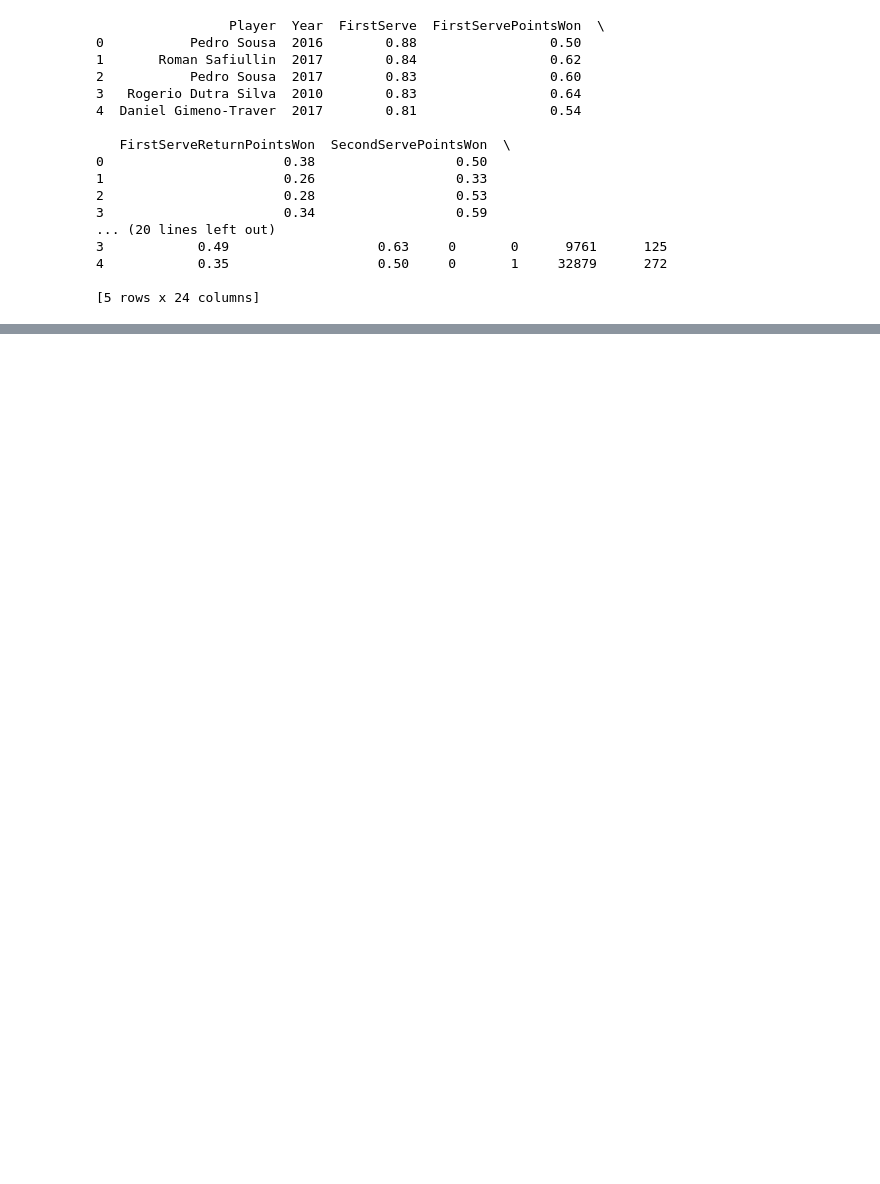
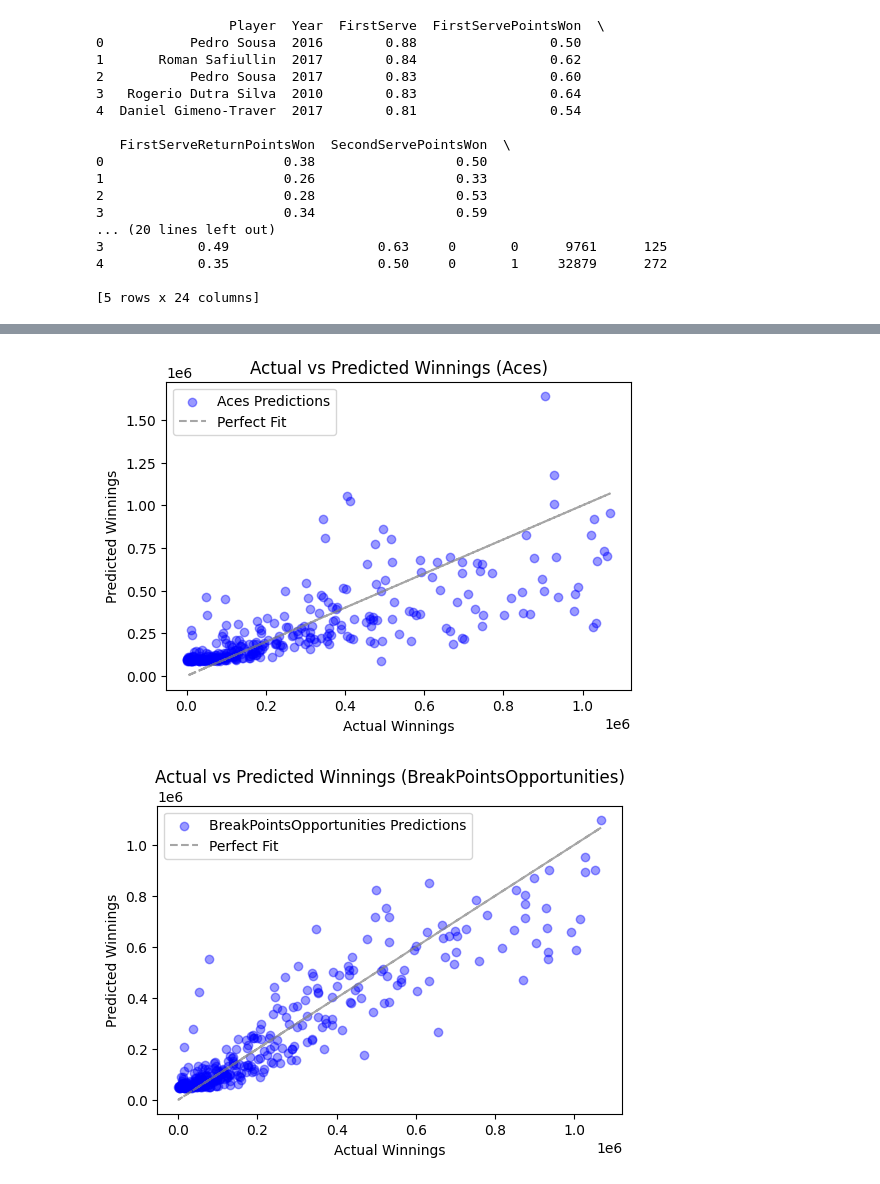
Before and after one commit to alanjameschapman/tennis_ace, a Jupyter notebook: notebook.ipynb, the cells around one changed output, grey strips where cells are left out. Cells and saved outputs as stored; diff of their text form; code cells hidden in the pictures; blank space fills up the shorter version.

```diff
--- a/notebook.ipynb
+++ b/notebook.ipynb
@@ -71,0 +80,25 @@ plt.show()
+# %%
+# Choosing features to predict winnings
+features = ['Aces', 'BreakPointsOpportunities', 'TotalPointsWon']
+outcomes = {}
+# %%
+# Splitting the data into training and test sets and storing results in dictionaries
+for feature in features:
+    outcome = 'Winnings'
+    feature_train, feature_test, outcome_train, outcome_test = train_test_split(
+        df[[feature]], df[outcome], train_size=0.8
+    )
+    outcomes[feature] = {
+        'feature_train': feature_train,
+        'feature_test': feature_test,
+        'outcome_train': outcome_train.to_frame(),
+        'outcome_test': outcome_test.to_frame(),
+    }
+# %%
+# Create, train, and score the models
+print('Model prediction scores when fitting with Aces, BPO, and TPW respectively:')
+for feature, data in outcomes.items():
+    model = LinearRegression()
+    model.fit(data['feature_train'], data['outcome_train'])
+    score = model.score(data['feature_test'], data['outcome_test'])
+    print(f'{feature}: {score}')
@@ -71,0 +115,22 @@ plt.show()
+# %%
+# Plotting Actual vs Predicted Winnings for each feature separately
+for feature, data in outcomes.items():
+    # Predict using the trained model
+    model = LinearRegression()
+    model.fit(data['feature_train'], data['outcome_train'])
+    predictions = model.predict(data['feature_test'])
+
+    # Plot actual vs predicted winnings
+    plt.figure(figsize=(6, 4))
+    plt.scatter(data['outcome_test'], predictions, alpha=0.4, color='blue', label=f'{feature} Predictions')
+    plt.plot(data['outcome_test'], data['outcome_test'], color='gray', linestyle='--', alpha=0.7, label='Perfect Fit')
+
+    # Set titles and labels
+    plt.xlabel('Actual Winnings')
+    plt.ylabel('Predicted Winnings')
+    plt.title(f'Actual vs Predicted Winnings ({feature})')
+    plt.legend()
+    plt.show()
+# %% [output]
+[figure, added]
+[figure, added]
```
Also changed, not shown: parts of 18 cells of this notebook.
